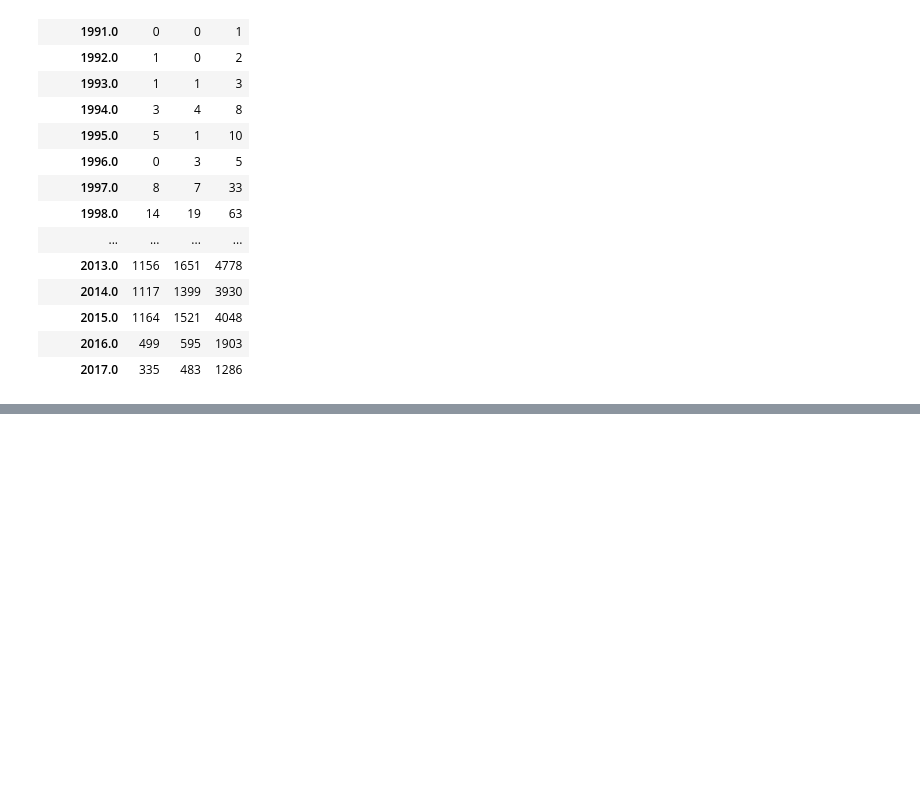
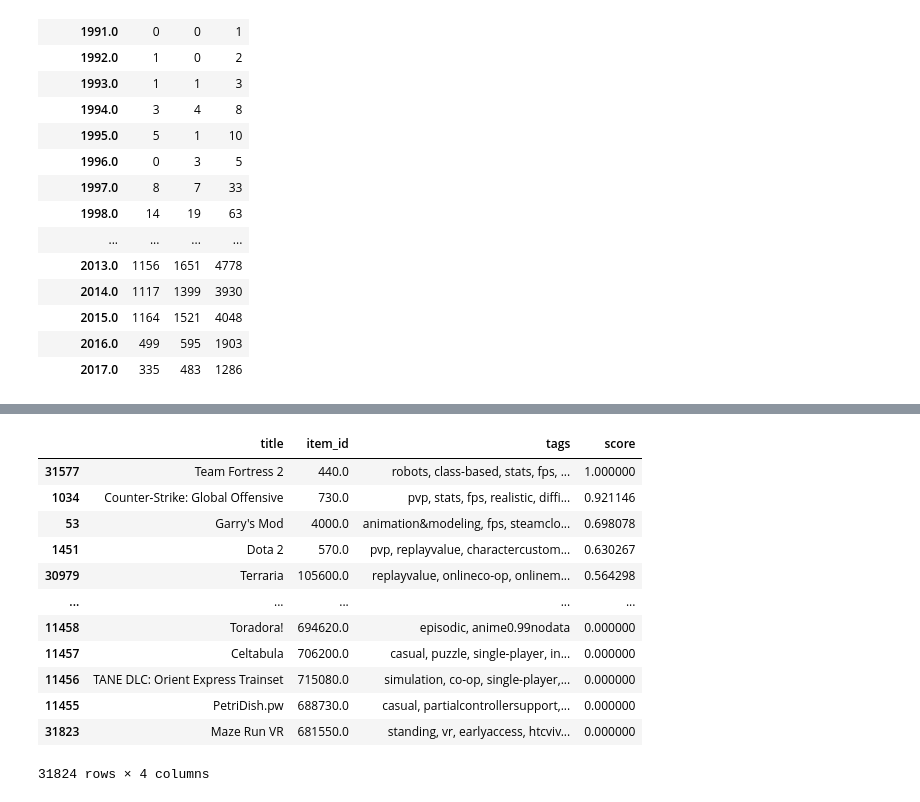
Before and after one commit to NicoJSuarez2/steam_games_project, a Jupyter notebook: API_DataFrames.ipynb, the cells around one changed output, grey strips where cells are left out. Drawn from its saved outputs; the diff is of its cells as text; code cells hidden in the pictures; blank space fills up the shorter version.

```diff
--- a/Paso2_PreposesamientoDeDatos.ipynb
+++ b/API_DataFrames.ipynb
@@ -501,0 +675,3 @@ sentiment_analysis
+# %%
+#juegos con mas recomendaciones
+df_reviews = df_reviews.replace({True: 1, False:-1}).groupby('item_id').agg({'recommend': 'sum', 'sentimiento': 'mean'}).reset_index()
@@ -501,0 +694,5 @@ sentiment_analysis
+# %%
+#voy a crear un indice entre recommend y sentimineto.
+df_reviews['score'] = df_reviews['recommend'] / df_reviews['recommend'].max() + df_reviews['sentimiento'] / df_reviews['sentimiento'].max()
+df_reviews['score'] = (df_reviews['score'] - df_reviews['score'].min()) / (df_reviews['score'].max() - df_reviews['score'].min())
+df_reviews.drop(columns=["recommend", "sentimiento"], inplace=True)
@@ -501,0 +715,7 @@ sentiment_analysis
+# %%
+#elimino espacios de cada uno de los atributos y las columnas que ya no necesito
+df_games["atributos"] = df_games["atributos"].apply(lambda x:[i.replace(" ","") for i in x])
+df_games["atributos"] = df_games["atributos"].apply(lambda x: ', '.join(map(str, x)))
+df_games["tags"] = df_games["atributos"]+df_games["price"].astype(str)+df_games["developer"]
+df_games.drop(columns=["atributos","developer","price"], inplace=True)
+df_games["tags"] = df_games["tags"].apply(lambda x: x.lower())
@@ -501,0 +738,19 @@ sentiment_analysis
+# %%
+df_itemsxitems = pd.merge(df_games, df_reviews, on="item_id", how="outer")
+df_itemsxitems = df_itemsxitems.dropna(subset="title").fillna(0).sort_values(by="score", ascending=False)
+# %%
+df_itemsxitems
+# %% [output]
+|  | title | item_id | tags | score |
+| 31577 | Team Fortress 2 | 440.0 | robots, class-based, stats, fps, ... | 1.000000 |
+| 1034 | Counter-Strike: Global Offensive | 730.0 | pvp, stats, fps, realistic, diffi... | 0.921146 |
+| 53 | Garry's Mod | 4000.0 | animation&modeling, fps, steamclo... | 0.698078 |
+| 1451 | Dota 2 | 570.0 | pvp, replayvalue, charactercustom... | 0.630267 |
+| 30979 | Terraria | 105600.0 | replayvalue, onlineco-op, onlinem... | 0.564298 |
+| ... | ... | ... | ... | ... |
+| 11458 | Toradora! | 694620.0 | episodic, anime0.99nodata | 0.000000 |
+| 11457 | Celtabula | 706200.0 | casual, puzzle, single-player, in... | 0.000000 |
+| 11456 | TANE DLC: Orient Express Trainset | 715080.0 | simulation, co-op, single-player,... | 0.000000 |
+| 11455 | PetriDish.pw | 688730.0 | casual, partialcontrollersupport,... | 0.000000 |
+| 31823 | Maze Run VR | 681550.0 | standing, vr, earlyaccess, htcviv... | 0.000000 |
+31824 rows × 4 columns
```
Also changed, not shown: parts of 39 cells of this notebook, 7 other files.
